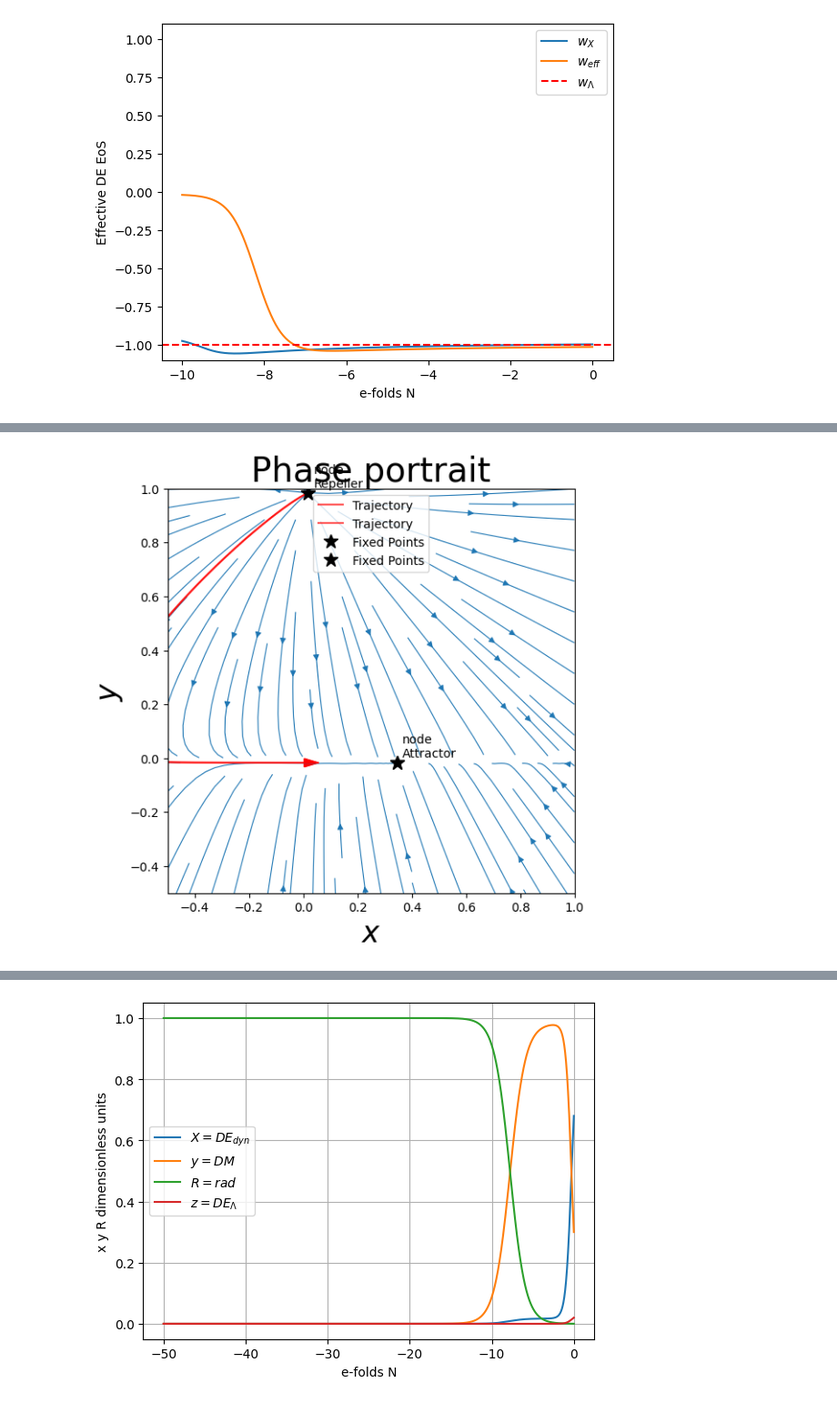
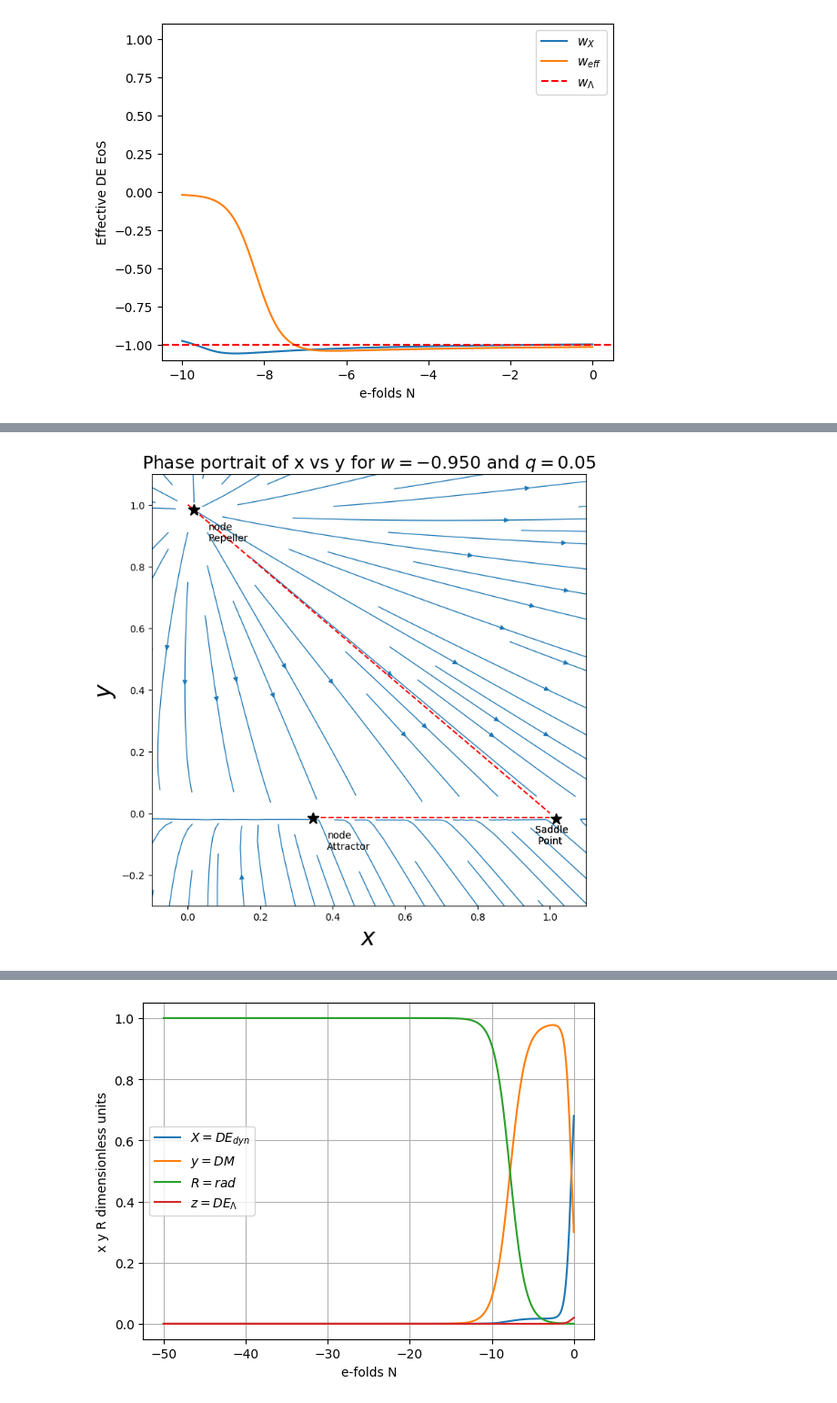
Before and after one commit to up2107120/Dynamical-systems-of-DE, a Jupyter notebook: Affine DE+DM liquid model.ipynb, the cells around one changed output, grey strips where cells are left out. Shown at 91% size. Cells and saved outputs as stored; diff of their text form; code cells hidden in the pictures.

Commit message:
struggling to make xyz phase plot

```diff
--- a/Affine DE+DM liquid model.ipynb
+++ b/Affine DE+DM liquid model.ipynb
@@ -336,7 +336,7 @@ def system(t,vars):
 
 simulationTime=np.linspace(-10,0,500)#  number of e folds of time, inflation lasted 50-60
 # generate the state-space trajectory
-ICs=[0.01,0.98]
+ICs=[0.00001,0.99]
 
 def traj(IC): # change to forward time -50,50 for expanding and 50,-50 reverse time for contracting
     sol = solve_ivp(system, t_span=(simulationTime[0],simulationTime[-1]), y0=ICs,t_eval=simulationTime, method='RK45', rtol=1e-6, atol=1e-6)
@@ -346,11 +346,11 @@ def plot_traj(sol):
     x = sol.y[0]
     y = sol.y[1]
 
-    plt.plot(x,y ,color='r',alpha = 0.7,label="Trajectory")
+    #plt.plot(x,y ,color='r',linestyle='--',alpha = 0.7,label="Trajectory")
     x0,y0 = x[-2],y[-2]
     X_diff=x[-1] -x[-2]
     Y_diff=y[-1] -y[-2]
-    plt.arrow(x0, y0, X_diff, Y_diff, head_width=0.03, head_length=0.05, length_includes_head=True, color='r')
+    plt.arrow(x0, y0, X_diff, Y_diff, head_width=0.03, head_length=0.05, length_includes_head=True, color='r',linestyle='--')
 
 
 #plotting phase portrait
@@ -364,15 +364,15 @@ def phase_plot():
 
 
   # defining a grid of points at which we create/compute tangent arrows
-  x0 = np.linspace(-0.999,0.999,100)
-  x1 = np.linspace(-0.999,0.999,100)
+  x0 = np.linspace(-1.5,1.5,500)
+  x1 = np.linspace(-1.5,1.5,500)
   X0,X1 = np.meshgrid(x0,x1)
   dX0 = np.zeros(X0.shape)
   dX1 = np.zeros(X1.shape)
 
   for i in range(X0.shape[0]):
       for j in range(X0.shape[1]):
-                if abs(X0[i,j]) >= 1 or abs(X1[i,j]) >= 1:
+                if abs(X0[i,j]) >= 1.5 or abs(X1[i,j]) >= 1.5:
                   dX0[i,j] = 0
                   dX1[i,j] = 0
                 else:
@@ -380,12 +380,25 @@ def phase_plot():
                   dX0[i,j] = dx
                   dX1[i,j] = dy
 
-  plt.figure(figsize=(6,6))
-  plt.streamplot(X0, X1, dX0, dX1, density=1.2, linewidth=0.8)
+  plt.figure(figsize=(8,8))
+  plt.streamplot(X0, X1, dX0, dX1, density=1.9, linewidth=1)
   #plt.plot(x_vals, y_vals, 'r', lw=2, label='Trajectory')
   #plt.plot(x_vals[0], y_vals[0], 'ro', label='Initial condition')
 
-  initial_conditions = [(0.99, 0), (0, 0.99)]
+    #   forcing the separatrices for w=-0.5 and q=-0.05, remove otherwise
+    #1.54834,-1.50333
+  a=np.linspace(0,1,100)
+  b=[(-i)+1  for i in a]
+
+  d=np.linspace(0.344828,1,100)
+  c=np.zeros_like(d)
+  plt.plot(a,b,'r--')
+  plt.plot(d,c-0.015,'r--')
+
+
+
+
+  initial_conditions = [(0.99, 0.01), (0.1, 0.99)]
   for dx0,dy0 in initial_conditions:
         sol = traj([dx0,dy0])
         plot_traj(sol)
@@ -415,26 +428,30 @@ def phase_plot():
     x_c, y_c = fp
     plt.plot(x_c, y_c, 'k*', markersize=12)
     delta = 1e-6
-    if abs(x_c) >= 1 or abs(y_c) >= 1:
+    # DO NOT skip the saddle at (1,0)
+    if (abs(x_c) >= 1 or abs(y_c) >= 1) and not np.allclose([x_c, y_c], [1,0], atol=1e-3):
 
-        stability = "saddle"
-        point_type = "Boundary"
+      stability = "saddle"
+      point_type = "Boundary"
 
-        starts = [
+      starts = [
                 [x_c-delta,y_c],
                 [x_c,y_c-delta],
                 [x_c-delta,y_c-delta],
                 [x_c-delta,y_c+delta]
             ]
 
-        for start in starts:
+      for start in starts:
 
-                start = np.clip(start,-0.999,0.999)
+                  start = np.clip(start,-0.999,0.999)
 
-                sol = solve_ivp(system,(-10, 0),start,t_eval=simulationTime)
-                plt.plot(sol.y[0], sol.y[1], 'r--')
+                  sol = solve_ivp(system,(-10, 0),start,t_eval=simulationTime)
+                  #plt.plot(sol.y[0], sol.y[1], 'r--')
 
-        continue
+      continue
+
+
+
 
 
 
@@ -465,17 +482,21 @@ def phase_plot():
     print(f'Type={point_type}')
     print(f'Stability={stability}\n')
     plt.plot(x_c, y_c, 'k*', markersize=12,label='Fixed Points')
-    plt.text(x_c+0.02, y_c+0.02, f"{point_type}\n{stability}", fontsize=10)
+    plt.text(x_c+0.04, y_c-0.1, f"{point_type}\n{stability}", fontsize=10)
+    plt.text(1-0.04, 0-0.1, f"Saddle \n Point", fontsize=10)
+
+    #plt.plot(1,0,'k*', markersize=12,label='Saddle Point')
+    #plt.text(1-0.04, 0-0.1, f"Saddle Point", fontsize=10)
+
+  #plt.plot(1,0,'k*', markersize=12,label='Saddle Point')
+  plt.xlabel(rf"$x$",fontsize=24)
+  plt.ylabel(rf"$y$",fontsize=24)
+  plt.title(rf"Phase portrait of x vs y for $w={w:.3f}$ and $q={q}$",fontsize=18)
+  plt.xlim(-0.1,1.1)
+  plt.ylim(-0.3,1.1)
 
 
-  plt.xlabel(rf"$x$",fontsize=24)
-  plt.ylabel(rf"$y$",fontsize=24)
-  plt.title(rf"Phase portrait",fontsize=28)
-  plt.xlim(-0.5,1)
-  plt.ylim(-0.5,1)
-
-
-  plt.legend()
+  #plt.legend()
 
   plt.show()
 
@@ -484,7 +505,7 @@ def phase_plot():
 
 
 def find_fixed_points():
-    guesses = np.linspace(-0.9,0.9,40)
+    guesses = np.linspace(-1.5,1.5,40)
     FP = []
     for g1 in guesses:
         for g2 in guesses:
@@ -492,7 +513,7 @@ def find_fixed_points():
             if sol.success:
                 x, y = sol.x
 
-                if abs(x) < 1 and abs(y) < 1:
+                if abs(x) <= 1.5 and abs(y) <= 1.5:
                     dx,dy = system(0,[x,y])
 
                     if abs(dx) < 1e-6 and abs(dy) < 1e-6:
@@ -512,10 +533,10 @@ Detected fixed points: [array([ 0.344828, -0.017241]), array([0.017236, 0.982764
 Fixed points (0.344828,-0.017241)
 Eigen Values: [-0.0991218 -2.9508746]
 Type=node
 Stability=Attractor
 
 Fixed points (0.017236,0.982764)
 Eigen Values: [2.8517548 2.9508774]
 Type=node
 Stability=Repeller
-[figure, old version]
+[figure, new version]
```
Also changed, not shown: parts of 16 cells of this notebook.
